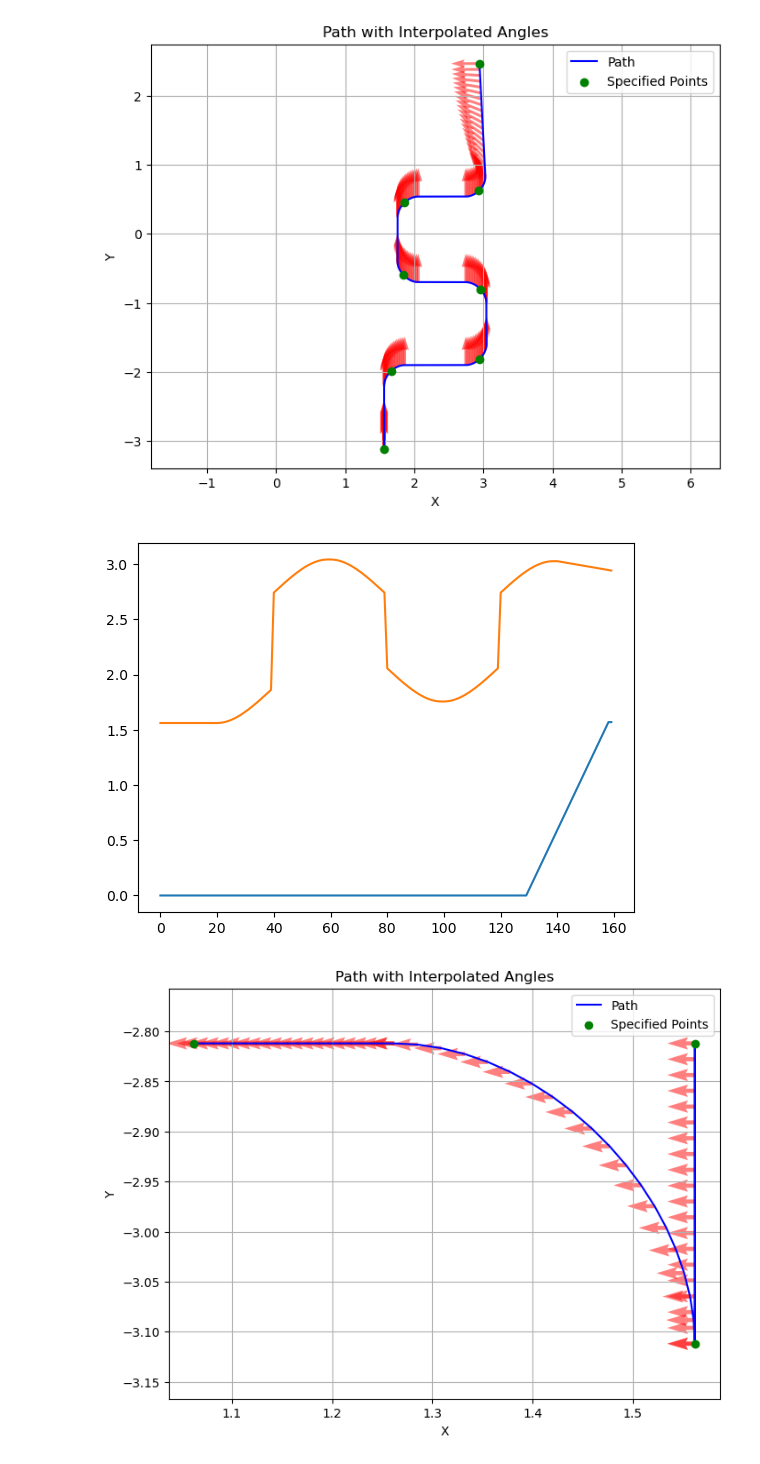
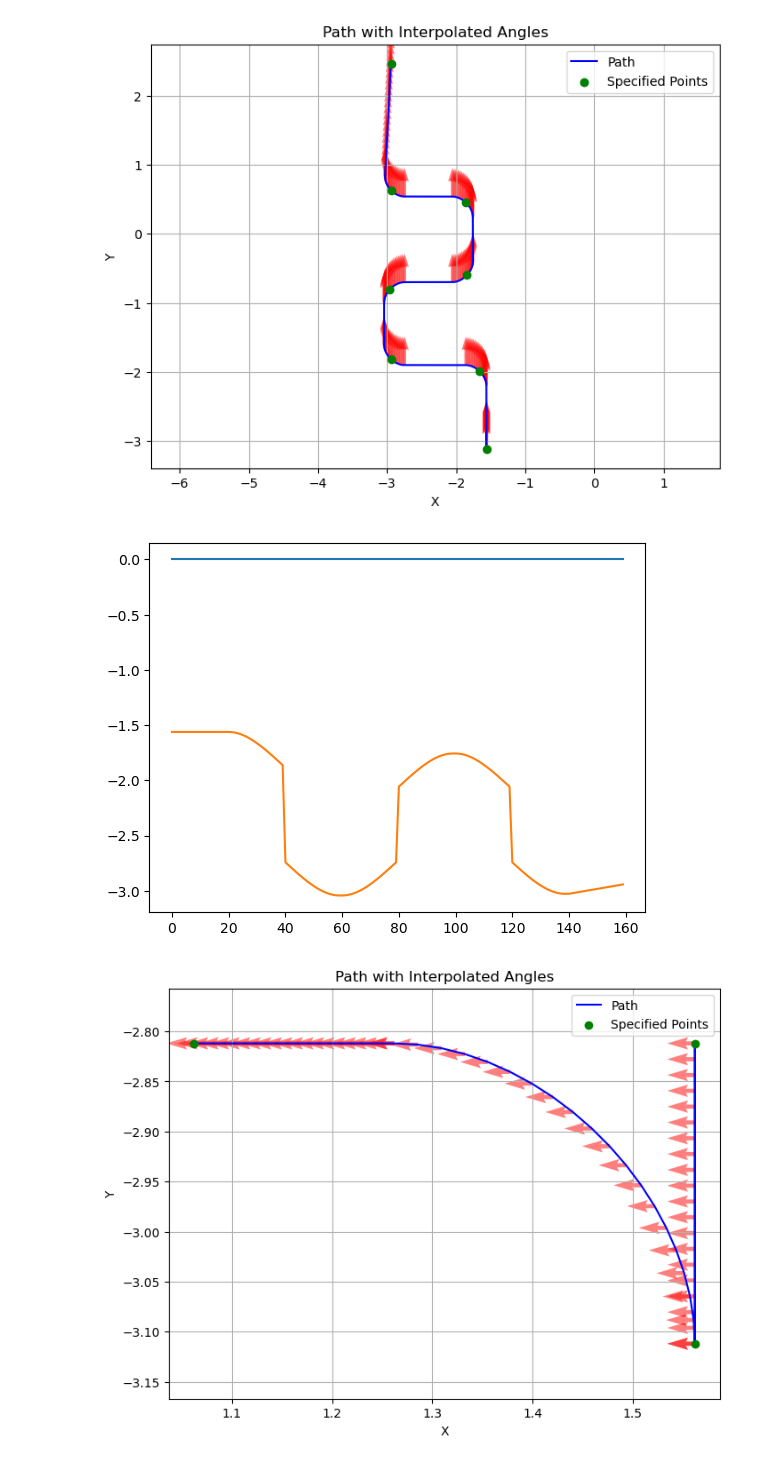
Before and after one commit to NeyagawaRobocons/chassis_haru_robo2024, a Jupyter notebook: pure_pursuit/pure_pursuit/pure_pursuit_test.ipynb, the cells around one changed output. Saved outputs shown, nothing was run; the diff lists cells and outputs as text; code cells hidden in the pictures.

```diff
--- a/pure_pursuit/pure_pursuit/pure_pursuit_test.ipynb
+++ b/pure_pursuit/pure_pursuit/pure_pursuit_test.ipynb
@@ -413,30 +504,32 @@ def generate_and_save_path(poses, commands, radius: float) -> None:
 # %%
 poses = np.array([
     [1.562, -3.112, 0.0],
     [1.562, -3.112 + 1.212, 0.0],
     [1.562 + 1.481, -3.112 + 1.212, 0.0],
     [1.562 + 1.481, -3.112 + 2.412, 0.0],
     [1.562 + 1.481 - 1.286, -3.112 + 2.412, 0.0],
     [1.562 + 1.481 - 1.286, -3.112 + 3.650, 0.0],
     [1.562 + 1.481, -3.112 + 3.650, 0.0],
-    [2.943, -3.112 + 5.574, 1.57],
+    [2.943, -3.112 + 5.574, 0.0],
 ])
+
+poses[:,0] = -poses[:,0]
 
 commands = np.array([ # daiza_state, hina_state, bonbori_state
     [0, 0, False],
-    [1, 1, False],
-    [2, 2, False],
-    [2, 2, False],
-    [2, 2, False],
-    [2, 2, False],
-    [2, 2, False],
-    [2, 2, False],
+    [0, 1, False],
+    [0, 2, False],
+    [0, 2, False],
+    [0, 2, False],
+    [0, 2, False],
+    [0, 2, False],
+    [0, 2, False],
 ])
 
-generate_and_save_path(poses, commands)
+generate_and_save_path(poses, commands, radius = 0.3)
 # %% [output]
-[figure, old version]
+[figure, new version]
-[figure, old version]
+[figure, new version]
 # %%
 poses = np.array([
     [1.562, -3.112, 1.57],
```
Also changed, not shown: parts of 3 cells of this notebook, 12 other files.
